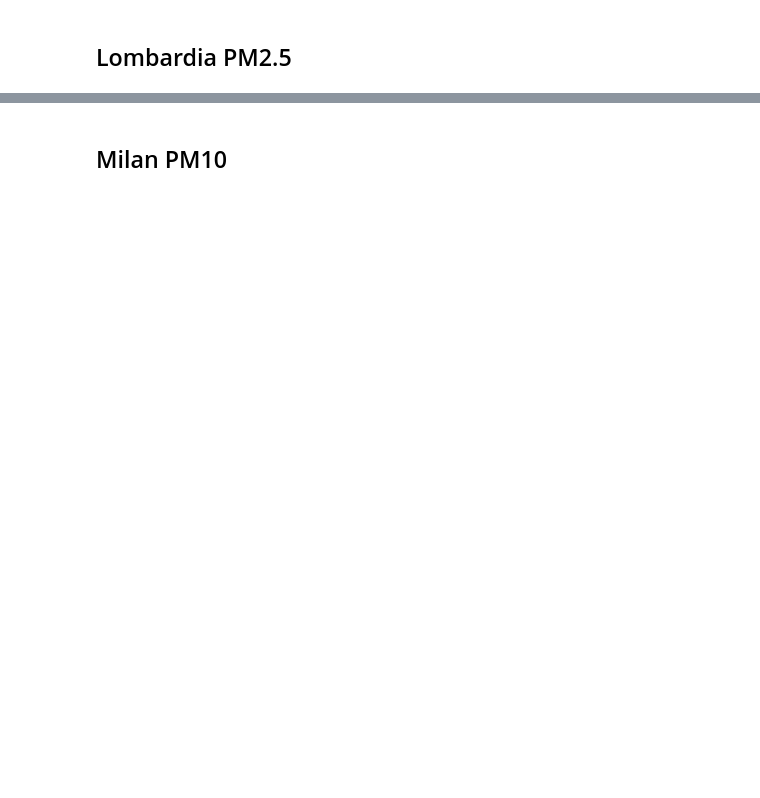
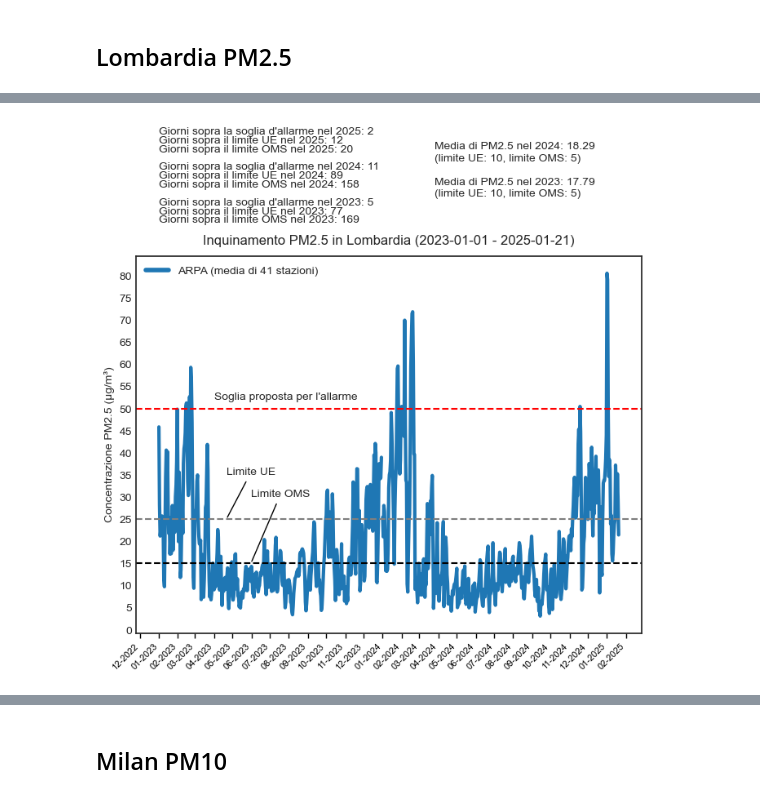
Before and after one commit to miargentieri/air-pollution-milan, a Jupyter notebook: air-pollution-graphs.ipynb, the cells around one changed output, grey strips where cells are left out. Saved outputs shown, nothing was run; the diff lists cells and outputs as text; code cells hidden in the pictures; blank space fills up the shorter version.

```diff
--- a/air-pollution-graphs.ipynb
+++ b/air-pollution-graphs.ipynb
@@ -101,0 +121,7 @@ plot_air_quality_25_lombardia(mean_pm_lombardia, 'Lombardia', '01/01/2023', '2/1
+# %%
+# plot all years
+plot_air_quality_25_lombardia(mean_pm_lombardia, 'Lombardia', '01/01/2023', '1/21/2025', save=True, annotation=True)
+filepath = './plots/air_quality_pm25_lombardia_' + 'all_dates' + '.svg'
+plt.savefig(filepath, format='svg', dpi=300, facecolor='w', bbox_inches='tight')
+# %% [output]
+[figure, added]
```
Also changed, not shown: parts of 18 cells of this notebook.
